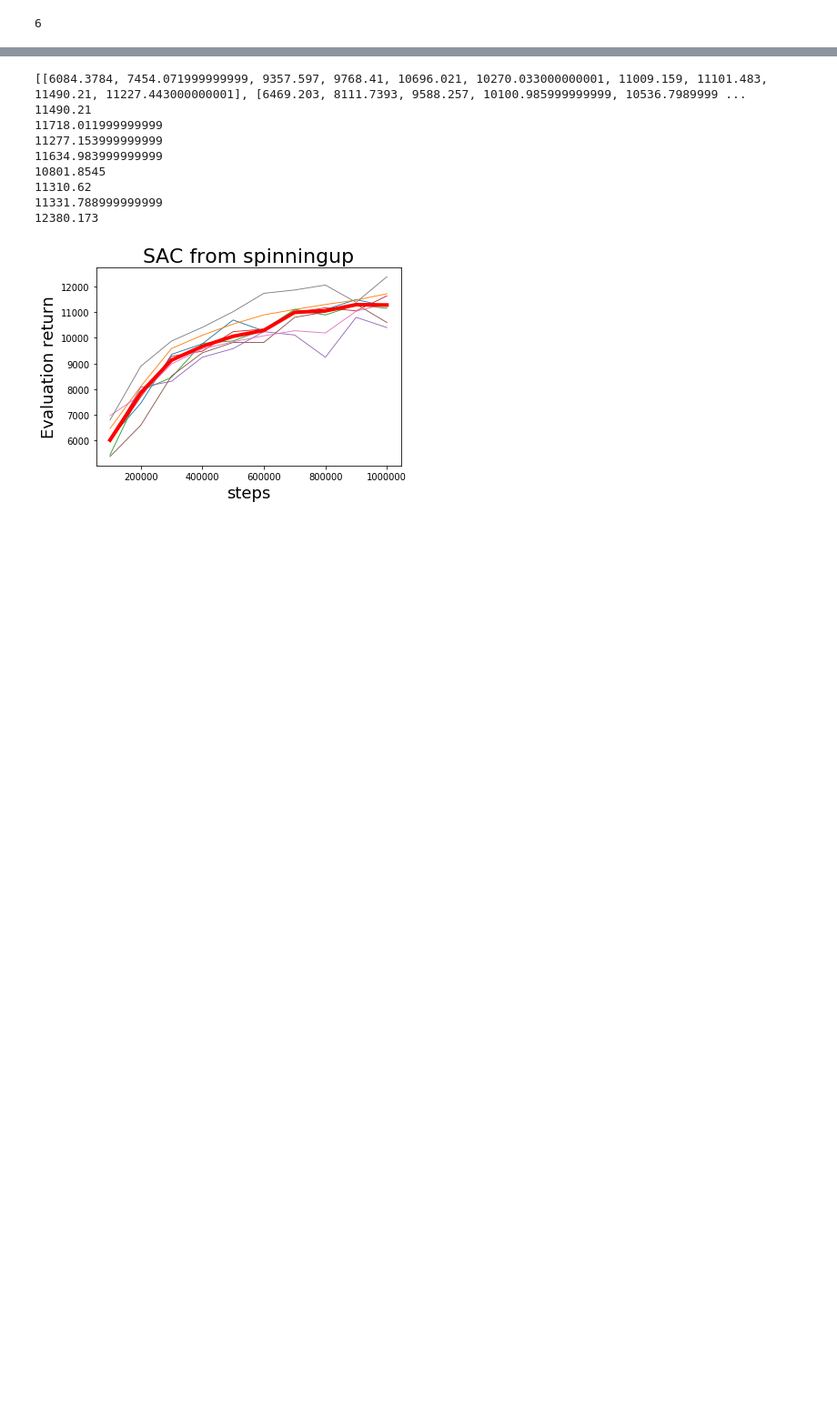
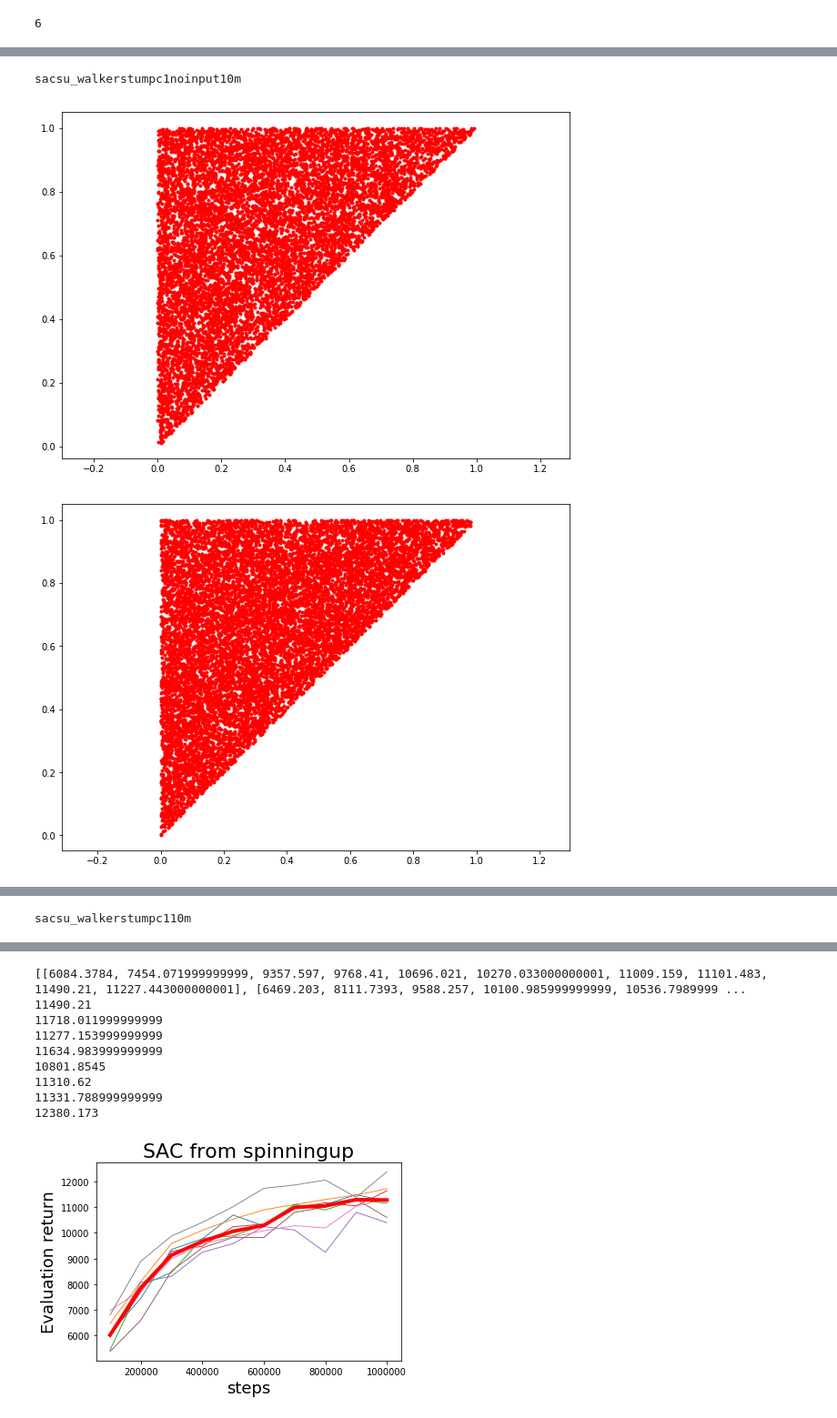
Before and after one commit to rPortelas/spinningup, a Jupyter notebook: data_visualization_sac.ipynb, the cells around one changed output, grey strips where cells are left out. Shown at 91% size. Drawn from its saved outputs; the diff is of its cells as text; code cells hidden in the pictures; blank space fills up the shorter version.

```diff
--- a/data_visualization_sac.ipynb
+++ b/data_visualization_sac.ipynb
@@ -231,0 +251,20 @@ ValueError: x and y must have same first dimension, but have shapes (101,) and (
+# %%
+
+for i,(m_id,d) in enumerate(models_saves.items()):
+    print(m_id)
+    runs_data = d['data']
+    ys = []
+    for run in runs_data:
+        #print(list(run))
+            f, ax = plt.subplots(1,1,figsize=(10,7))
+            ax = [ax]
+            env_params_train = run['env_params_train']
+            env_params_test = run['env_params_test']
+            Xs,Ys = [d[0] for d in env_params_train], [d[1] for d in env_params_train]
+            plt.plot(Xs,Ys,'r.')
+            plt.axis('equal')
+            plt.show()
+# %% [output]
+sacsu_walkerstumpc1noinput10m
+[figure, added]
+[figure, added]
@@ -231,0 +275 @@ ValueError: x and y must have same first dimension, but have shapes (101,) and (
+sacsu_walkerstumpc110m
```
Also changed, not shown: parts of 5 cells of this notebook, 2 other files.
